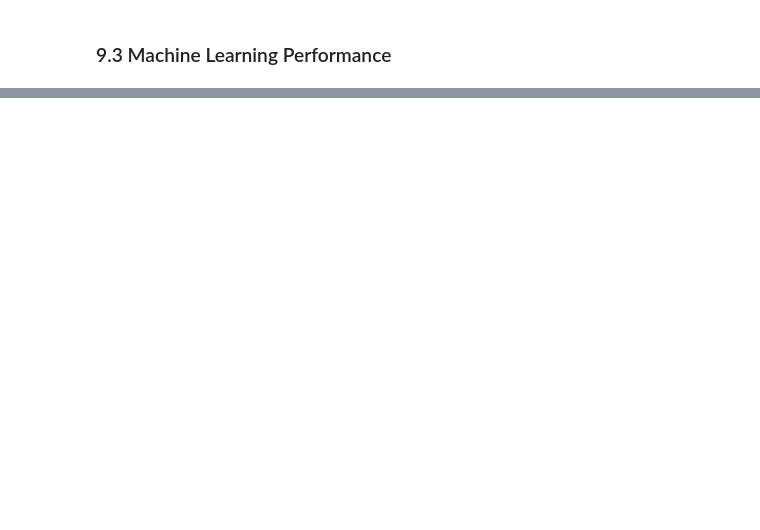
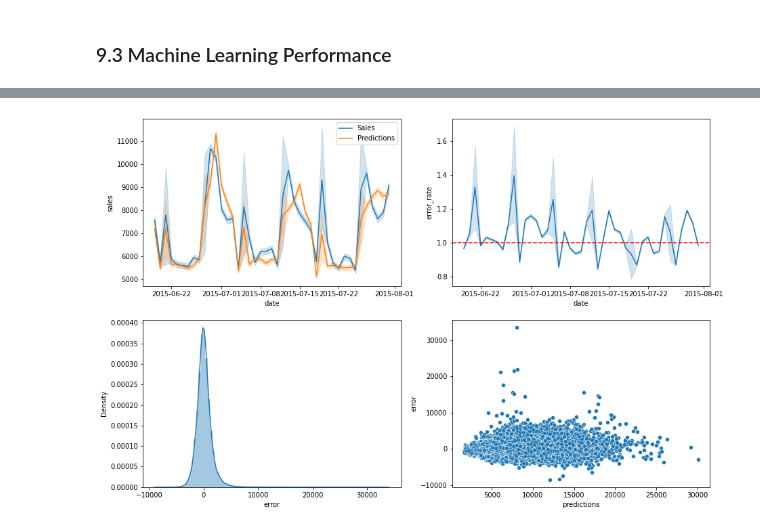
Before and after one commit to ericpetterson/DS_em_producao, a Jupyter notebook: m04_store_sales_prediction.ipynb, the cells around one changed output, grey strips where cells are left out. Drawn from its saved outputs; the diff is of its cells as text; code cells hidden in the pictures; blank space fills up the shorter version.

```diff
--- a/m04_store_sales_prediction.ipynb
+++ b/m04_store_sales_prediction.ipynb
@@ -1194,14 +1194,18 @@ df9['error_rate'] = df9['predictions'] / df9['sales']
 # %%
+plt.figure(figsize=(15,10));
+
 plt.subplot (2, 2, 1)
-sns.lineplot ( x= 'date', y= 'sales', data= df9, label= 'Sales')
-sns.lineplot ( x= 'date', y= 'predictions', data= df9, label= 'Predictions')
+sns.lineplot ( x='date', y='sales', data= df9, label= 'Sales');
+sns.lineplot ( x='date', y='predictions', data= df9, label= 'Predictions');
 
 plt.subplot( 2, 2, 2)
-sns.lineplot ( x= 'date', y= 'error_rate', data= df9)
-plt.axhline( 1, color= 'red', linestyle= '--')
+sns.lineplot ( x='date', y='error_rate', data= df9);
+plt.axhline( 1, color= 'red', linestyle= '--');
 
 plt.subplot( 2, 2, 3)
-sns.distplot( df9['error'], bins= 100)
+sns.distplot( df9['error'], bins= 100);
 
 plt.subplot( 2, 2, 4)
-sns.scatterplot( df9['predictions'], df9['error'])
+sns.scatterplot(df9['predictions'],df9['error']);
+# %% [output]
+[figure, added]
```
Also changed, not shown: parts of 14 cells of this notebook, 2 other files.
